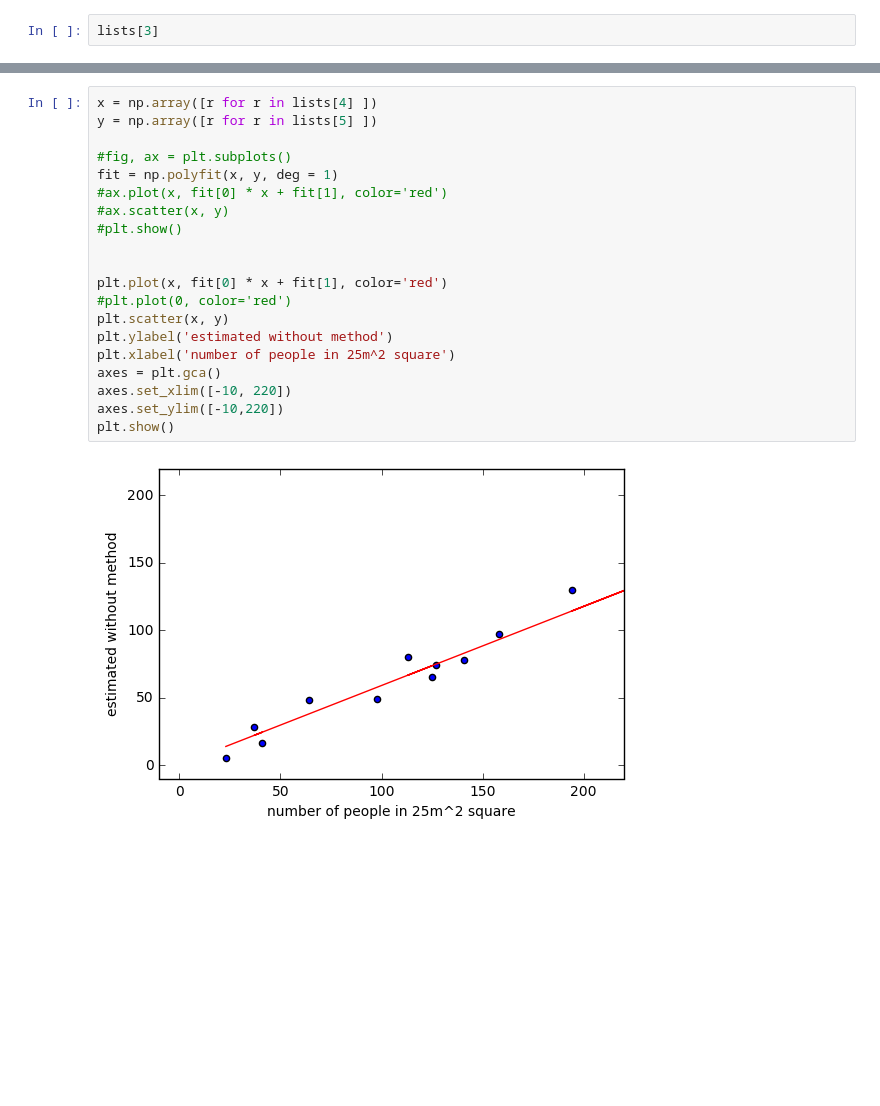
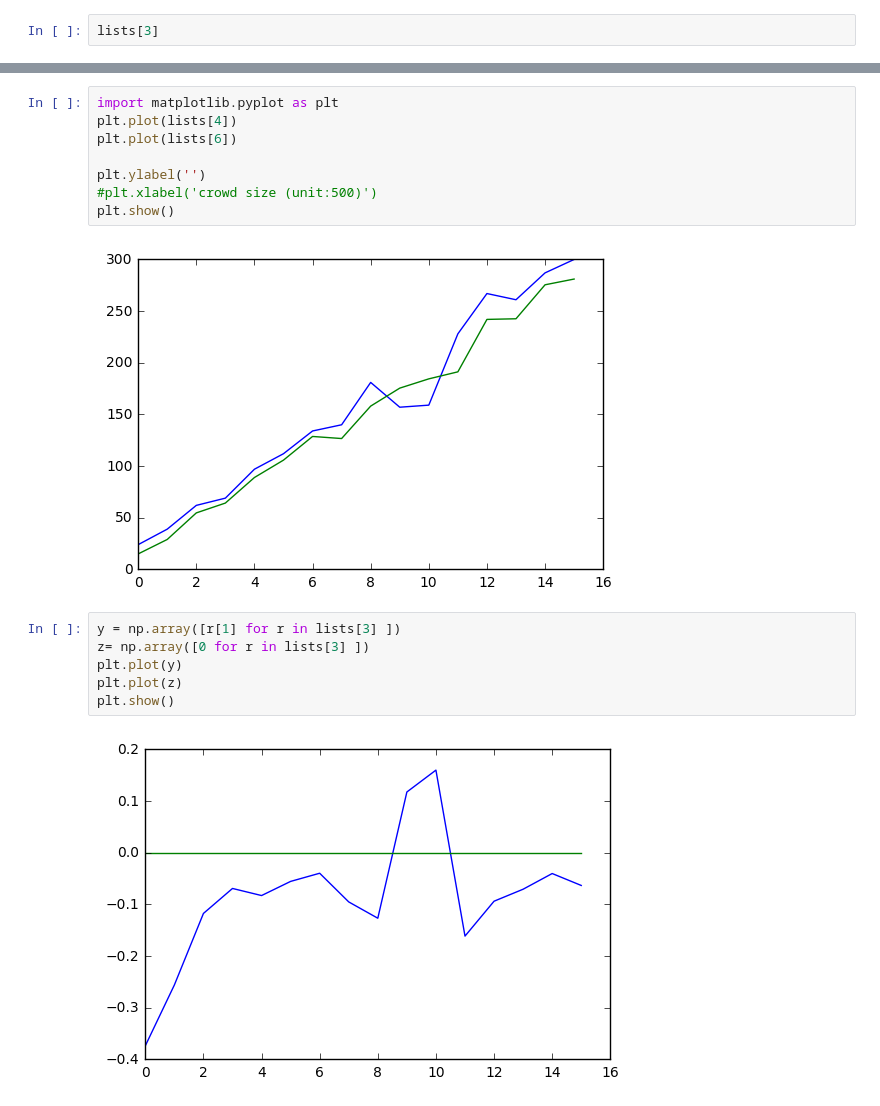
Before and after one commit to ArenA-Crowds/Crowds, a Jupyter notebook: Simulations.ipynb, the cells around one changed output, grey strips where cells are left out. Drawn from its saved outputs; the diff is of its cells as text; blank space fills up the shorter version.

```diff
--- a/Simulations.ipynb
+++ b/Simulations.ipynb
@@ -450,22 +457,18 @@ plt.show()
-# %%
-x = np.array([r for r in lists[4] ])
-y = np.array([r for r in lists[5] ])
-
-#fig, ax = plt.subplots()
-fit = np.polyfit(x, y, deg = 1)
-#ax.plot(x, fit[0] * x + fit[1], color='red')
-#ax.scatter(x, y)
-#plt.show()
-
-
-plt.plot(x, fit[0] * x + fit[1], color='red')
-#plt.plot(0, color='red')
-plt.scatter(x, y)
-plt.ylabel('estimated without method')
-plt.xlabel('number of people in 25m^2 square')
-axes = plt.gca()
-axes.set_xlim([-10, 220])
-axes.set_ylim([-10,220])
-plt.show()
-# %% [output]
-[figure, removed]
+# %%
+import matplotlib.pyplot as plt
+plt.plot(lists[4])
+plt.plot(lists[6])
+
+plt.ylabel('')
+#plt.xlabel('crowd size (unit:500)')
+plt.show()
+# %% [output]
+[figure, added]
+# %%
+y = np.array([r[1] for r in lists[3] ])
+z= np.array([0 for r in lists[3] ])
+plt.plot(y)
+plt.plot(z)
+plt.show()
+# %% [output]
+[figure, added]
```
Also changed, not shown: parts of 16 cells of this notebook.
